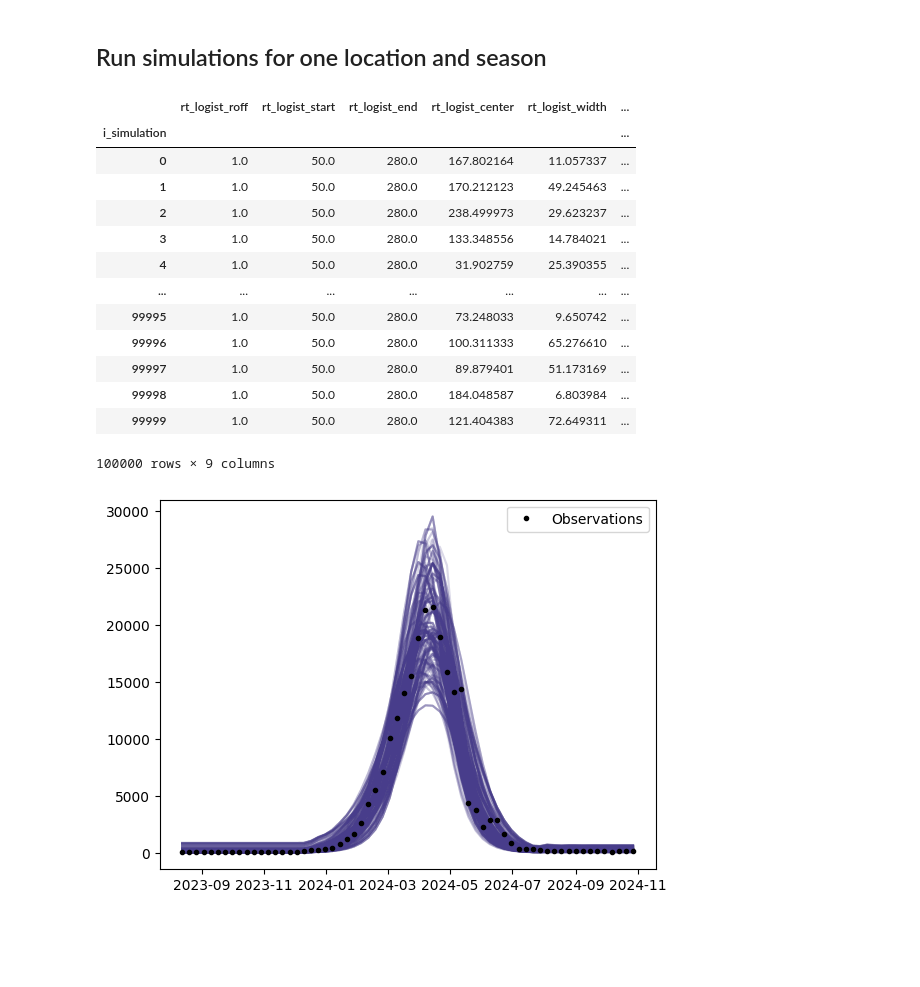
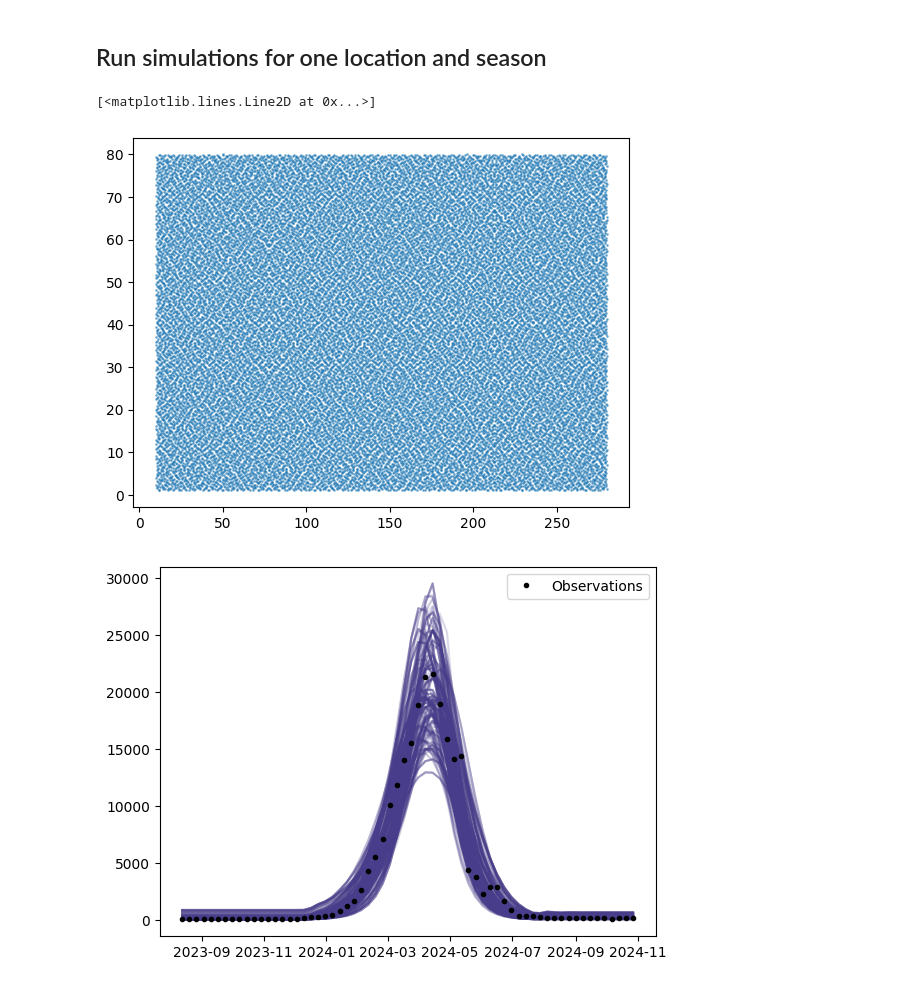
Before and after one commit to InfraMIND-models/3rd_imdc_ifgw_inframind-proteus, a Jupyter notebook: src/prototypes/run_dynamic_model.ipynb, the cells around one changed output. Saved outputs shown, nothing was run; the diff lists cells and outputs as text; code cells hidden in the pictures; blank space fills up the shorter version.

```diff
--- a/src/prototypes/run_dynamic_model.ipynb
+++ b/src/prototypes/run_dynamic_model.ipynb
@@ -39,7 +39,7 @@ season = 2023
 epiweeek_sim_start = 41 - 8   # Mosqlimate: Starts at 41. Add more for TG and warm-up.
 epiweek_sim_end = 45
 
-num_simulations = int(100E3)
+num_simulations = int(2**15)
 
 # =================
 
@@ -74,7 +74,7 @@ config.temporal.zero_date = config.temporal.calibration_start
 
 # --- Build auxiliary data frames for simulations
 params_df = build_calibration_params_df(config.num_simulations, config.sampling)
-params_df.index.name = "i_simulation"
+# params_df.index.name = "i_simulation"
 initial_infec_df = build_initial_infec_df(
     config.num_simulations, simulator._gt_max_steps, config.temporal.step_dt,
     config.initial_infections
@@ -87,22 +87,19 @@ results = simulator.run(
     observations_sr=observations_sr,
 )
 # %%
-params_df
+fig, ax = plt.subplots()
+
+df = params_df
+ax.plot(
+    df["rt_logist_center"],
+    df["rt_logist_width"],
+    "o",
+    ms=1,
+    alpha=0.5
+)
 # %% [output]
-|  | rt_logist_roff | rt_logist_start | rt_logist_end | rt_logist_center | rt_logist_width | ... |
-| i_simulation |  |  |  |  |  | ... |
-| 0 | 1.0 | 50.0 | 280.0 | 167.802164 | 11.057337 | ... |
-| 1 | 1.0 | 50.0 | 280.0 | 170.212123 | 49.245463 | ... |
-| 2 | 1.0 | 50.0 | 280.0 | 238.499973 | 29.623237 | ... |
-| 3 | 1.0 | 50.0 | 280.0 | 133.348556 | 14.784021 | ... |
-| 4 | 1.0 | 50.0 | 280.0 | 31.902759 | 25.390355 | ... |
-| ... | ... | ... | ... | ... | ... | ... |
-| 99995 | 1.0 | 50.0 | 280.0 | 73.248033 | 9.650742 | ... |
-| 99996 | 1.0 | 50.0 | 280.0 | 100.311333 | 65.276610 | ... |
-| 99997 | 1.0 | 50.0 | 280.0 | 89.879401 | 51.173169 | ... |
-| 99998 | 1.0 | 50.0 | 280.0 | 184.048587 | 6.803984 | ... |
-| 99999 | 1.0 | 50.0 | 280.0 | 121.404383 | 72.649311 | ... |
-100000 rows × 9 columns
+[<matplotlib.lines.Line2D at 0x...>]
+[figure, added]
 # %%
 # --- Summary WIS statistics
 wis_sr = pd.Series(
```
Also changed, not shown: 3 other files.
